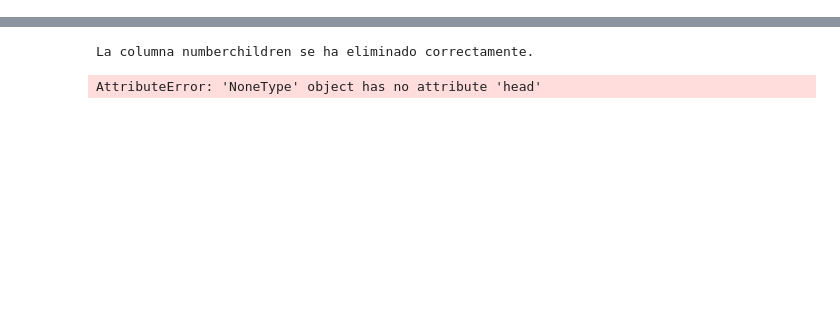
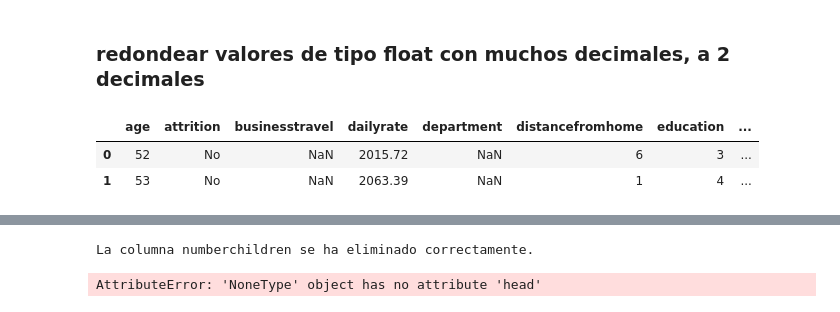
Before and after one commit to FiSaRaff/project-da-promo-k-modulo-3-team-2, a Jupyter notebook: limpieza_datos.ipynb, the cells around one changed output, grey strips where cells are left out. Cells and saved outputs as stored; diff of their text form; code cells hidden in the pictures; blank space fills up the shorter version.

```diff
--- a/limpieza_datos.ipynb
+++ b/limpieza_datos.ipynb
@@ -26,3 +65,13 @@ memory usage: 550.6+ KB
+# %% [markdown]
+### redondear valores de tipo float con muchos decimales, a 2 decimales
+# %%
+df_clean["dailyrate"] = round(df_clean["dailyrate"], 2)
+df_clean["hourlyrate"] = round(df_clean["hourlyrate"], 2)
+df_clean.head(2)
+# %% [output]
+|  | age | attrition | businesstravel | dailyrate | department | distancefromhome | education | ... |
+| 0 | 52 | No | NaN | 2015.72 | NaN | 6 | 3 | ... |
+| 1 | 53 | No | NaN | 2063.39 | NaN | 1 | 4 | ... |
 # %%
 def eliminar_columnas(df, nombre_columna):
     df_drop = df.drop(nombre_columna, axis=1, inplace=True) # hay que asignarle una variable para que lo guarde. Comprobado que funciona, cambiamos el inplace por True.
```
Also changed, not shown: parts of 18 cells of this notebook, 1 other file.
